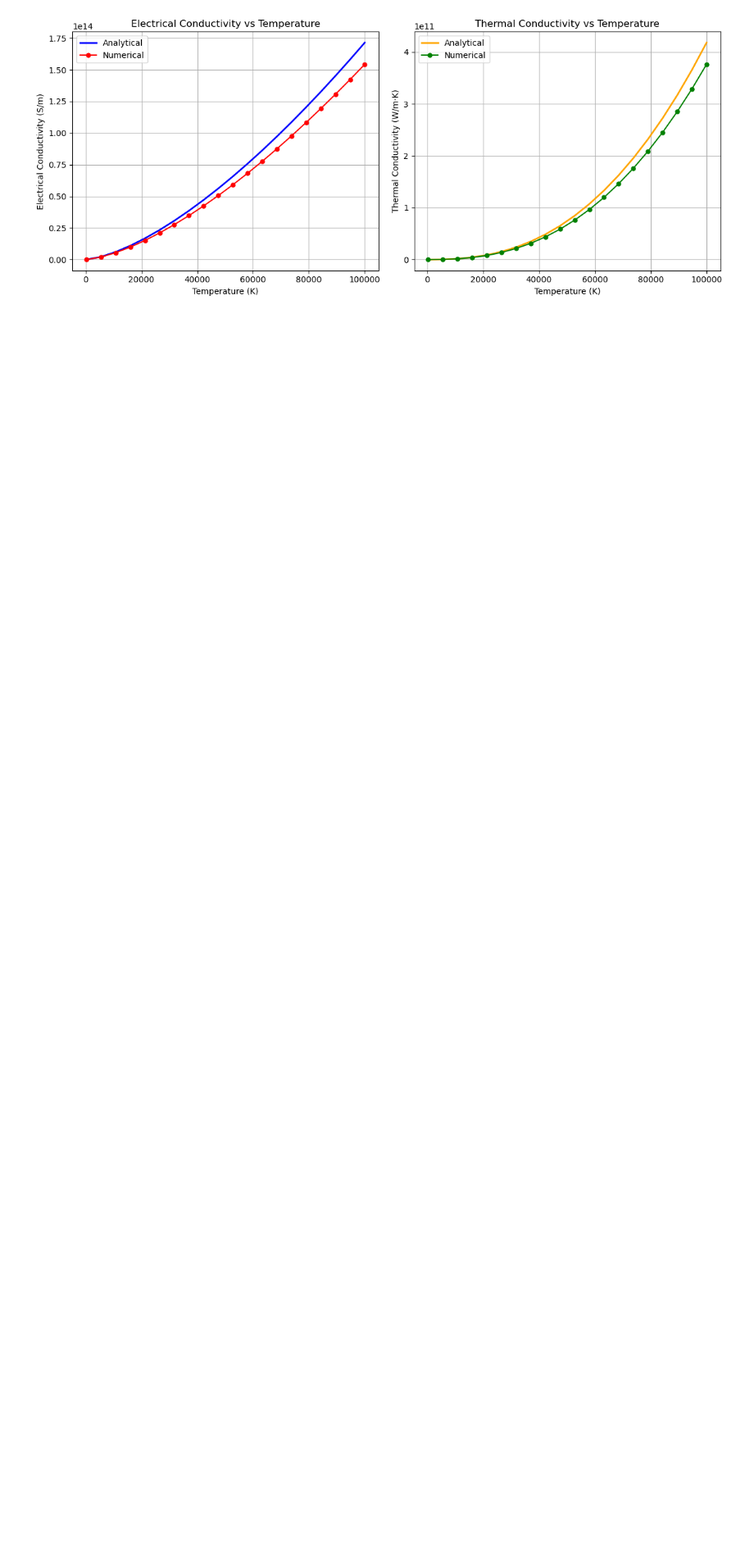
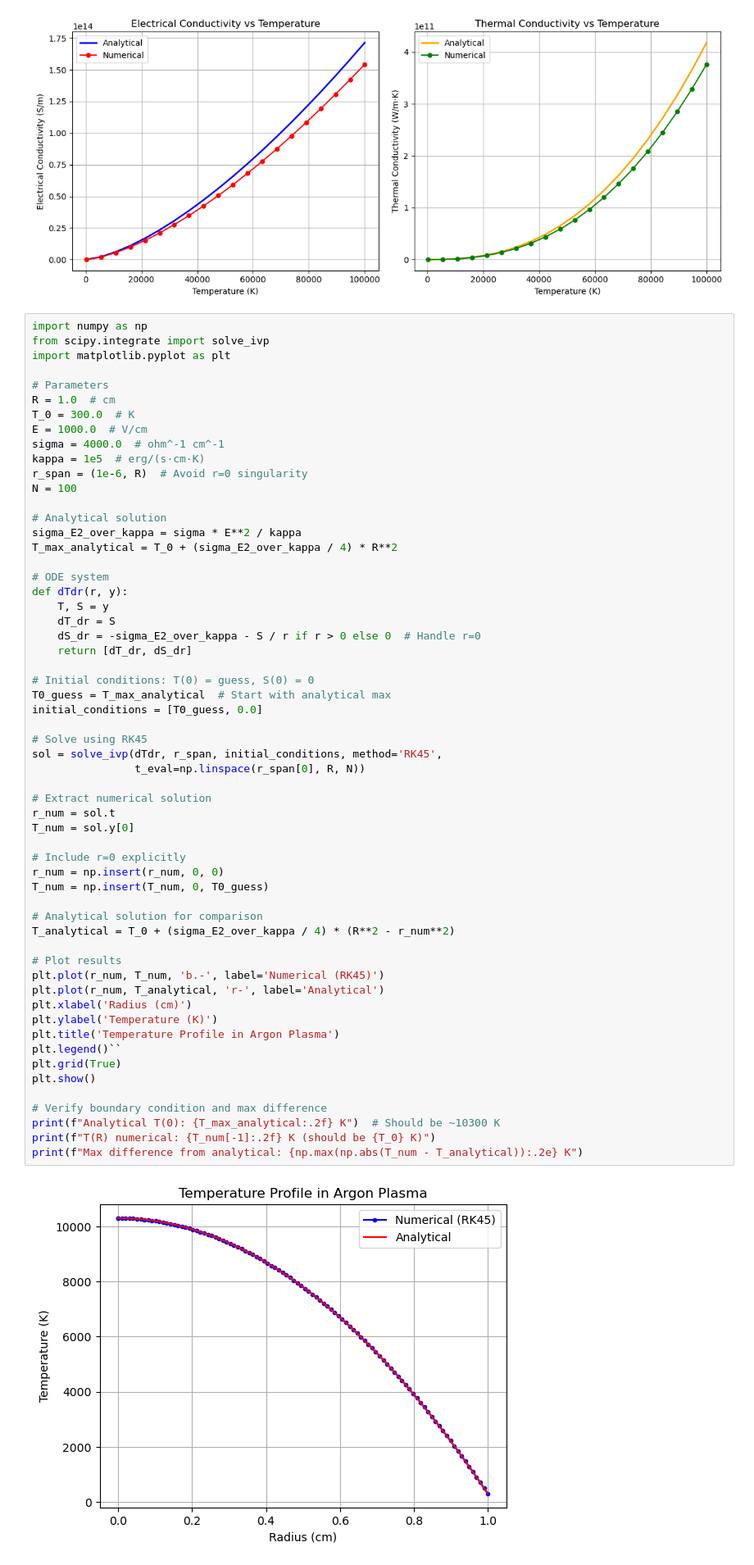
Before and after one commit to rezaaliasgarirenani/Plasma_Physics, a Jupyter notebook: Temp(R)/cond.ipynb, the cells around one changed output. Shown: that part at 82% size. Drawn from its saved outputs; the diff is of its cells as text; blank space fills up the shorter version.

```diff
--- a/Conductivity/cond.ipynb
+++ b/Temp(R)/cond.ipynb
@@ -79,3 +79,63 @@ plt.savefig('conductivities_comparison.png')
 plt.show()
 # %% [output]
 [figure]
+# %%
+import numpy as np
+from scipy.integrate import solve_ivp
+import matplotlib.pyplot as plt
+
+# Parameters
+R = 1.0  # cm
+T_0 = 300.0  # K
+E = 1000.0  # V/cm
+sigma = 4000.0  # ohm^-1 cm^-1
+kappa = 1e5  # erg/(s·cm·K)
+r_span = (1e-6, R)  # Avoid r=0 singularity
+N = 100
+
+# Analytical solution
+sigma_E2_over_kappa = sigma * E**2 / kappa
+T_max_analytical = T_0 + (sigma_E2_over_kappa / 4) * R**2
+
+# ODE system
+def dTdr(r, y):
+    T, S = y
+    dT_dr = S
+    dS_dr = -sigma_E2_over_kappa - S / r if r > 0 else 0  # Handle r=0
+    return [dT_dr, dS_dr]
+
+# Initial conditions: T(0) = guess, S(0) = 0
+T0_guess = T_max_analytical  # Start with analytical max
+initial_conditions = [T0_guess, 0.0]
+
+# Solve using RK45
+sol = solve_ivp(dTdr, r_span, initial_conditions, method='RK45',
+                t_eval=np.linspace(r_span[0], R, N))
+
+# Extract numerical solution
+r_num = sol.t
+T_num = sol.y[0]
+
+# Include r=0 explicitly
+r_num = np.insert(r_num, 0, 0)
+T_num = np.insert(T_num, 0, T0_guess)
+
+# Analytical solution for comparison
+T_analytical = T_0 + (sigma_E2_over_kappa / 4) * (R**2 - r_num**2)
+
+# Plot results
+plt.plot(r_num, T_num, 'b.-', label='Numerical (RK45)')
+plt.plot(r_num, T_analytical, 'r-', label='Analytical')
+plt.xlabel('Radius (cm)')
+plt.ylabel('Temperature (K)')
+plt.title('Temperature Profile in Argon Plasma')
+plt.legend()``
+plt.grid(True)
+plt.show()
+
+# Verify boundary condition and max difference
+print(f"Analytical T(0): {T_max_analytical:.2f} K")  # Should be ~10300 K
+print(f"T(R) numerical: {T_num[-1]:.2f} K (should be {T_0} K)")
+print(f"Max difference from analytical: {np.max(np.abs(T_num - T_analytical)):.2e} K")
+# %% [output]
+[figure, added]
```
Also changed, not shown: parts of 1 cell of this notebook, 3 other files.
